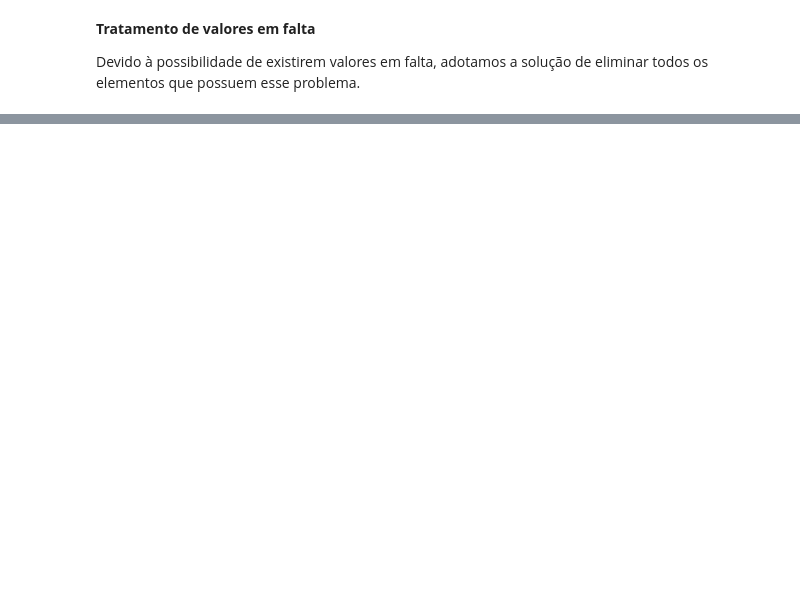
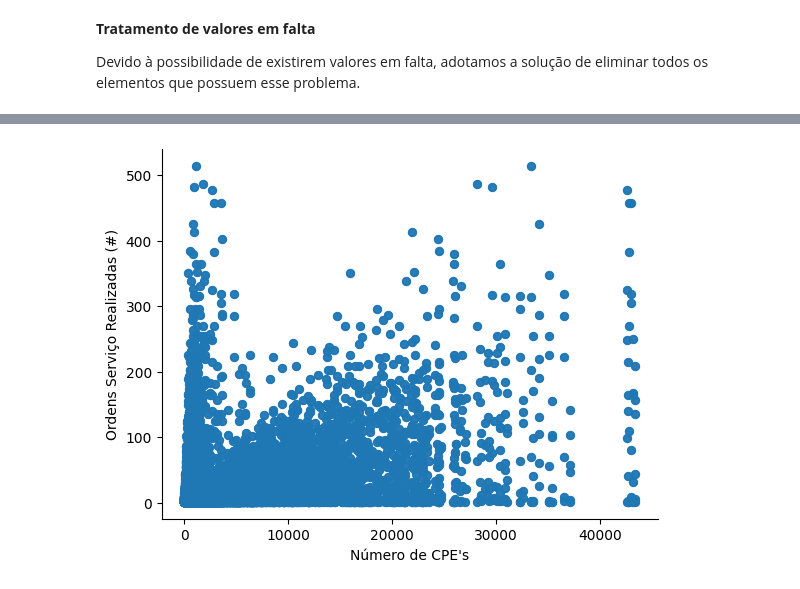
Before and after one commit to MikaZico36/BattleShips, a Jupyter notebook: ProjetoDECD_Grupo20.ipynb, the cells around one changed output, grey strips where cells are left out. Drawn from its saved outputs; the diff is of its cells as text; code cells hidden in the pictures; blank space fills up the shorter version.

```diff
--- a/ProjetoDECD_Grupo20.ipynb
+++ b/ProjetoDECD_Grupo20.ipynb
@@ -416,0 +409,29 @@ plt.gca().spines[['top', 'right',]].set_visible(False)
+# %%
+merged_aux = pd.merge(numeroContratosEnergia2,numeroOrdensServico2, on=['data','CodDistritoConcelhoFreguesia'], how='inner')
+merged_df = pd.merge(merged_aux,consumosMensaisPorConcelho2, on=['CodDistritoConcelhoFreguesia','data'], how='inner')
+
+merged_df.rename(columns={'CodDistritoConcelhoFreguesia': 'CodDistritoConcelho'}, inplace=True)
+
+merged_df['CodDistritoConcelho'] = merged_df['CodDistritoConcelho'].apply(lambda x: str(x)[:-2])
+
+merged_df[['ano', 'mes']] = merged_df['data'].str.split('-', expand=True)
+
+merged_df.drop_duplicates() #Eliminamos possíveis dados duplicados
+merged_df.dropna(inplace=True) #Elimamos possíveis dados nulos
+
+merged_df['Concelho'] = merged_df['Concelho'].astype('category')
+merged_df['Distrito'] = merged_df['Distrito'].astype('category')
+merged_df['Freguesia'] = merged_df['Freguesia'].astype('category')
+merged_df['ano'] = merged_df['ano'].astype('int64')
+merged_df['mes'] = merged_df['mes'].astype('int64')
+
+
+
+merged_df['CodDistritoConcelho'] = merged_df['CodDistritoConcelho'].astype('int64')
+
+merged_df.drop(columns=['Distrito_y', 'Concelho_y','Freguesia_y','Distrito_x', 'Concelho_x','Freguesia_x', 'data'], inplace = True)
+
+
+nova_ordem = ['ano', 'mes' ,'Distrito','Concelho','Freguesia', 'CodDistritoConcelho' ,'Inclui contador inteligente', 'Tipo de Serviço','Nível de Tensão', "Número de CPE's",'Ordens Serviço Realizadas (#)', 'Energia Ativa (kWh)']
+merged_df = merged_df.reindex(columns=nova_ordem)
+display(merged_df)
@@ -416,0 +456,3 @@ plt.gca().spines[['top', 'right',]].set_visible(False)
+# %%
+merged_df.replace('Unknown', np.nan, inplace=True)
+merged_df.isnull().sum()
@@ -416,0 +473,8 @@ plt.gca().spines[['top', 'right',]].set_visible(False)
+# %%
+# @title Número de CPE's vs Ordens Serviço Realizadas (#)
+
+from matplotlib import pyplot as plt
+merged_df.plot(kind='scatter', x="Número de CPE's", y='Ordens Serviço Realizadas (#)', s=32, alpha=.8)
+plt.gca().spines[['top', 'right',]].set_visible(False)
+# %% [output]
+[figure, added]
```
Also changed, not shown: parts of 84 cells of this notebook.
